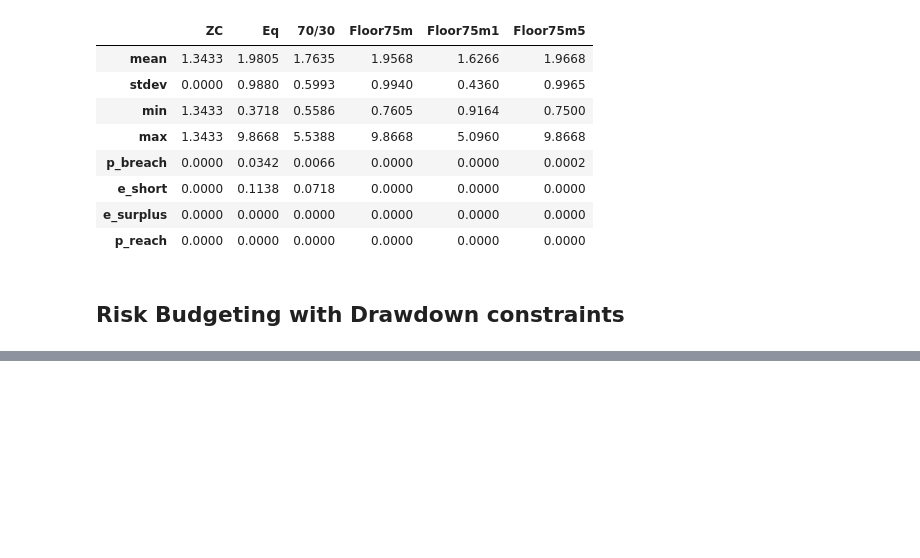
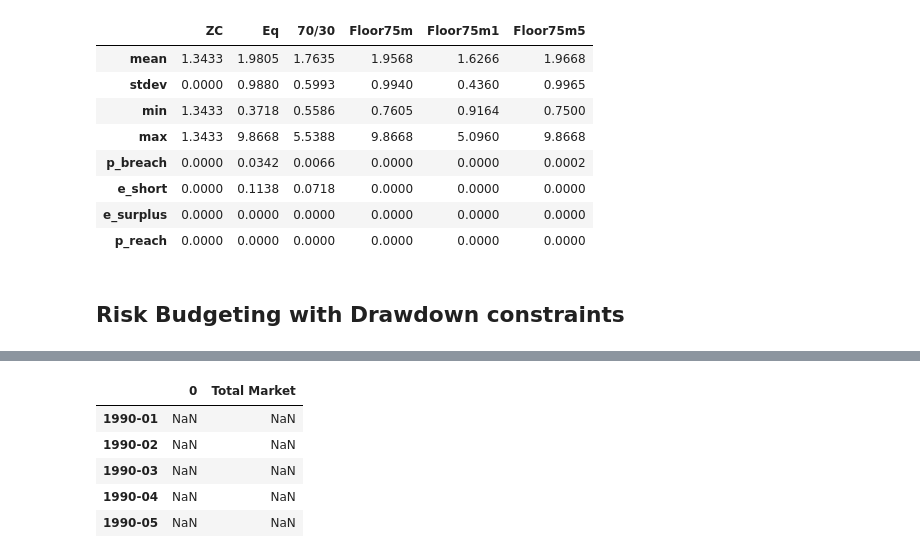
Before and after one commit to whiplash9102/portfolio-construction, a Jupyter notebook: 21_Dynamic_Risk_Budgeting.ipynb, the cells around one changed output, grey strips where cells are left out. Saved outputs shown, nothing was run; the diff lists cells and outputs as text; code cells hidden in the pictures; blank space fills up the shorter version.

```diff
--- a/21_Dynamic_Risk_Budgeting.ipynb
+++ b/21_Dynamic_Risk_Budgeting.ipynb
@@ -80,0 +121,9 @@ tv_maxdd25 = erk.terminal_stats(rets_maxdd25)
+# %%
+rets_maxdd25.head()
+# %% [output]
+|  | 0 | Total Market |
+| 1990-01 | NaN | NaN |
+| 1990-02 | NaN | NaN |
+| 1990-03 | NaN | NaN |
+| 1990-04 | NaN | NaN |
+| 1990-05 | NaN | NaN |
```
Also changed, not shown: parts of 7 cells of this notebook, 4 other files.
